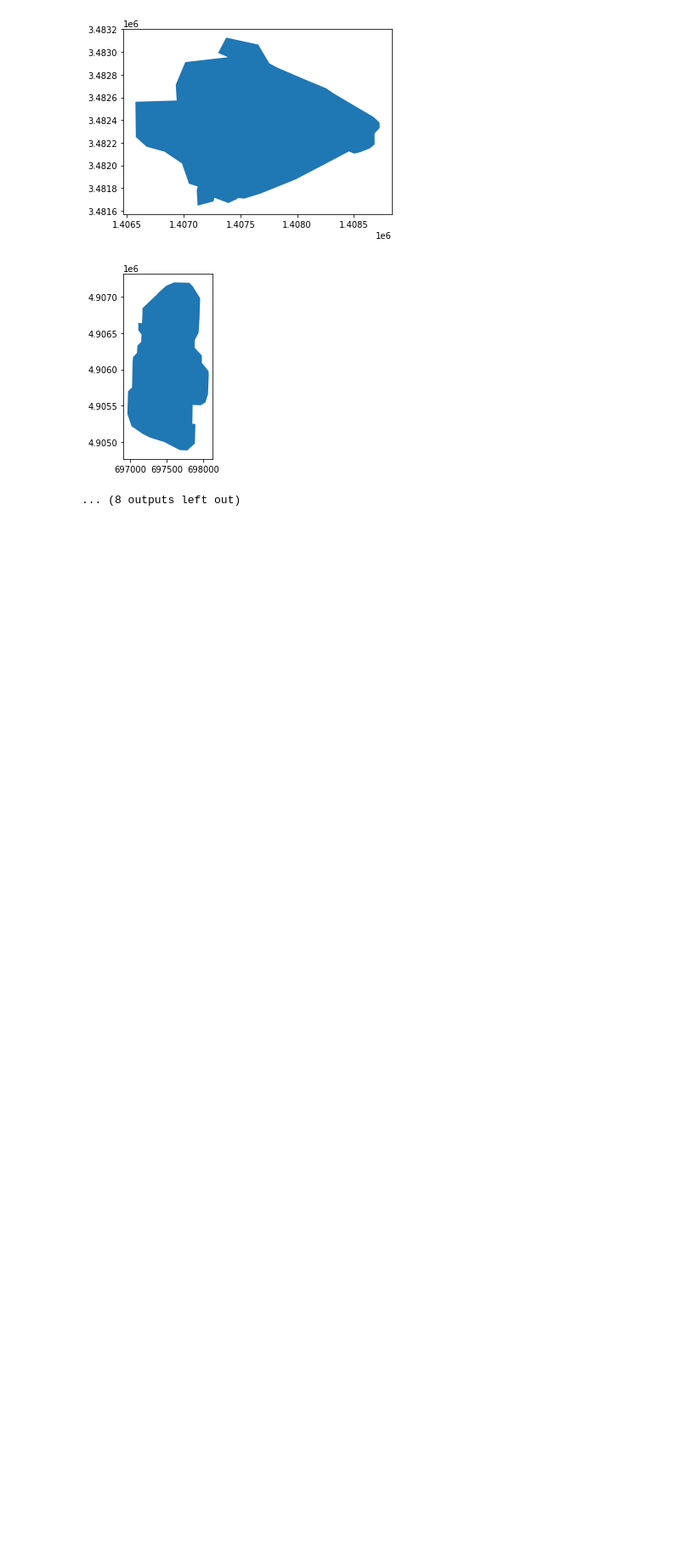
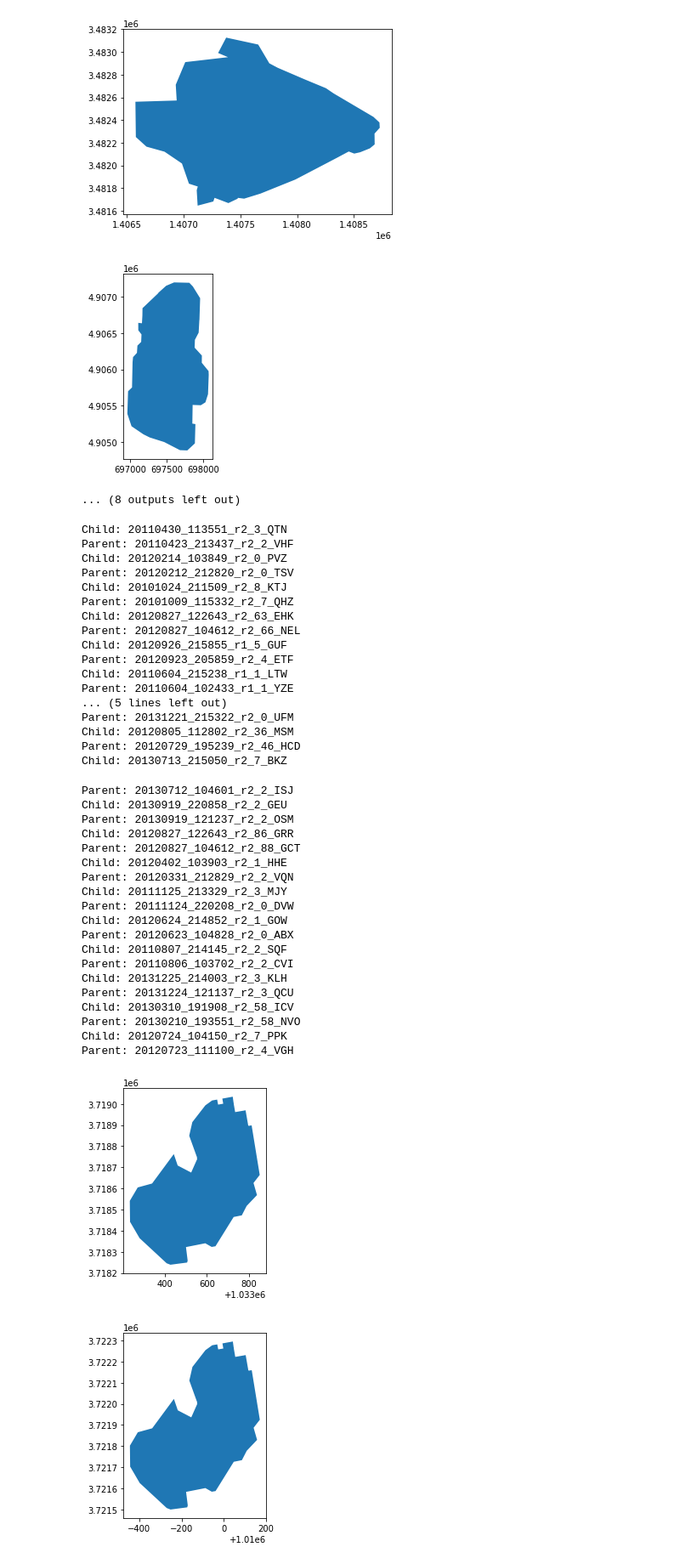
Before and after one commit to RMenoni/ProjectXPolarData, a Jupyter notebook: src/PolarDataAnalysis.ipynb, the cells around one changed output. Shown: that part at 85% size. Saved outputs shown, nothing was run; the diff lists cells and outputs as text; code cells hidden in the pictures; blank space fills up the shorter version.

Commit message:
Some more Plotting

```diff
--- a/src/PolarDataAnalysis.ipynb
+++ b/src/PolarDataAnalysis.ipynb
@@ -276,3 +282,54 @@ for poly in random.sample(gdf['geometry'].to_list(), 20):
 [figure]
 [figure]
 ... (8 outputs left out)
+# %%
+for i in random.sample(gdf.index.to_list(), 20):
+    child = gdf.at[i, 'inst']
+    print(f'Child: {child}')
+    gpd.GeoSeries(gdf.loc[i, 'geometry']).plot()
+    parent = gdf.loc[i, 'lineage']
+    if parent in gdf.inst.values:
+        parent_idx = gdf.index[gdf.inst == parent]
+        print(f'Parent: {parent}')
+        gpd.GeoSeries(gdf.loc[parent_idx, 'geometry']).plot()
+    else:
+        print('Parent: Not in dataset')
+# %% [output]
+Child: 20110430_113551_r2_3_QTN
+Parent: 20110423_213437_r2_2_VHF
+Child: 20120214_103849_r2_0_PVZ
+Parent: 20120212_212820_r2_0_TSV
+Child: 20101024_211509_r2_8_KTJ
+Parent: 20101009_115332_r2_7_QHZ
+Child: 20120827_122643_r2_63_EHK
+Parent: 20120827_104612_r2_66_NEL
+Child: 20120926_215855_r1_5_GUF
+Parent: 20120923_205859_r2_4_ETF
+Child: 20110604_215238_r1_1_LTW
+Parent: 20110604_102433_r1_1_YZE
+... (5 lines left out)
+Parent: 20131221_215322_r2_0_UFM
+Child: 20120805_112802_r2_36_MSM
+Parent: 20120729_195239_r2_46_HCD
+Child: 20130713_215050_r2_7_BKZ
+Parent: 20130712_104601_r2_2_ISJ
+Child: 20130919_220858_r2_2_GEU
+Parent: 20130919_121237_r2_2_OSM
+Child: 20120827_122643_r2_86_GRR
+Parent: 20120827_104612_r2_88_GCT
+Child: 20120402_103903_r2_1_HHE
+Parent: 20120331_212829_r2_2_VQN
+Child: 20111125_213329_r2_3_MJY
+Parent: 20111124_220208_r2_0_DVW
+Child: 20120624_214852_r2_1_GOW
+Parent: 20120623_104828_r2_0_ABX
+Child: 20110807_214145_r2_2_SQF
+Parent: 20110806_103702_r2_2_CVI
+Child: 20131225_214003_r2_3_KLH
+Parent: 20131224_121137_r2_3_QCU
+Child: 20130310_191908_r2_58_ICV
+Parent: 20130210_193551_r2_58_NVO
+Child: 20120724_104150_r2_7_PPK
+Parent: 20120723_111100_r2_4_VGH
+[figure, added]
+[figure, added]
```
Also changed, not shown: parts of 5 cells of this notebook, 1 other file.
